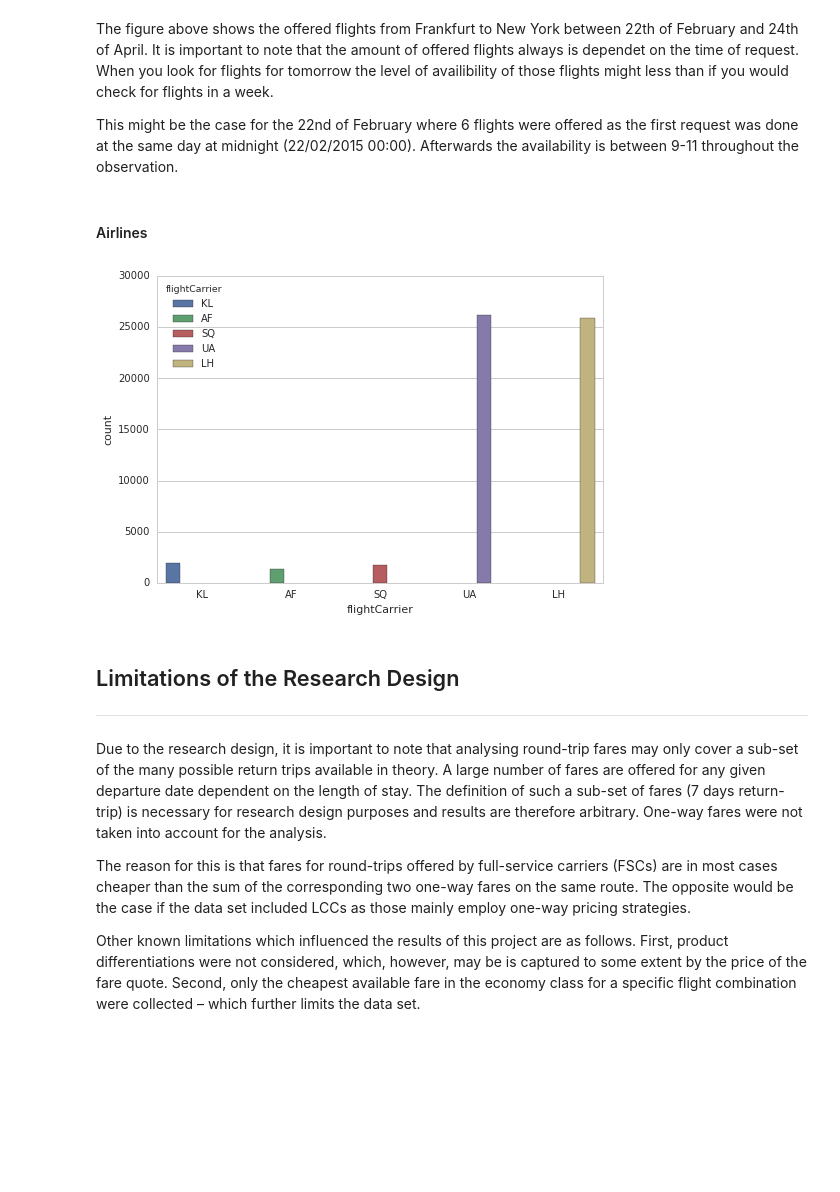
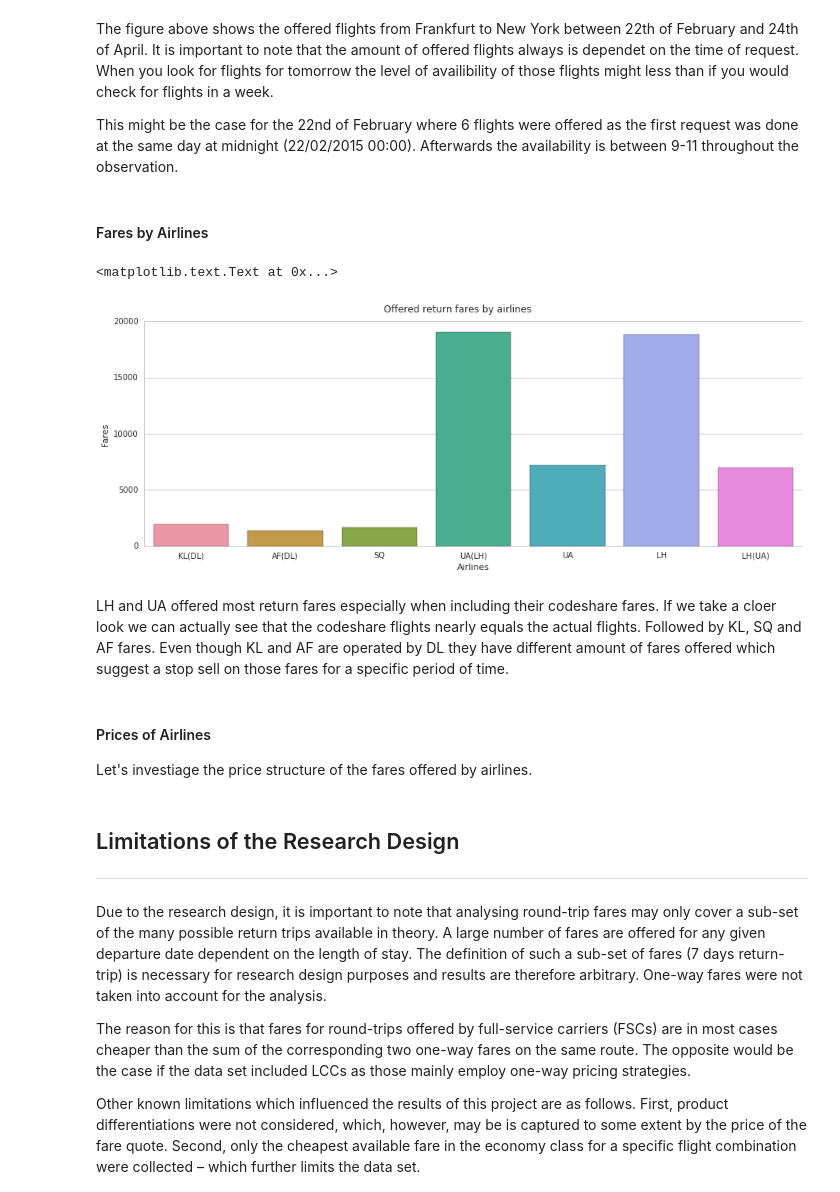
Before and after one commit to JulianMBr/Analysis-airfare-route.FRA-NYC, a Jupyter notebook: # Analysis of airfare data between Frankfurt-New York.ipynb, the cells around one changed output. Cells and saved outputs as stored; diff of their text form; code cells hidden in the pictures; blank space fills up the shorter version.

Commit message:
fares by airlines

```diff
--- a/# Analysis of airfare data between Frankfurt-New York.ipynb
+++ b/# Analysis of airfare data between Frankfurt-New York.ipynb
@@ -213,23 +224,30 @@ The figure above shows the offered flights from Frankfurt to New York between 22
 
 This might be the case for the 22nd of February where 6 flights were offered as the first request was done at the same day at midnight (22/02/2015 00:00). Afterwards the availability is between 9-11 throughout the observation.
 # %% [markdown]
-#### Airlines
+#### Fares by Airlines
-# %%
-# libraries and settings
-%matplotlib inline
-import matplotlib as mpl
-import matplotlib.pyplot as plt
-import seaborn as sns
-sns.set(style="whitegrid", color_codes=True)
-
-## graph
-flights = airfare.query('marriedSegmentGroup == 0').reset_index(drop=True)
-sns.countplot(x="flightCarrier", hue="flightCarrier", data=flights)
-sns.mpl.rc("figure", figsize=(18,2))
-sns.plt.title('Offered flights from Frankfurt to New York per day (2015)')
-sns.countplot(x="flightCarrier", hue="flightCarrier", data=flights)
-# %% [output]
-[figure, removed]
+# %%
+## get individual flights (just use the first segment of every trip)
+flights = airfare.query('marriedSegmentGroup == 0').reset_index(drop=True)
+
+# combine flightCarrier and rename operatingDisclosure
+flights['operatingDisclosure'] = flights.operatingDisclosure.replace("OPERATED BY ", "", regex=True)
+flights['operatingDisclosure'] = flights.operatingDisclosure.replace("DELTA", "(DL)", regex=True)
+flights['operatingDisclosure'] = flights.operatingDisclosure.replace("LUFTHANSA", "(LH)", regex=True)
+flights['operatingDisclosure'] = flights.operatingDisclosure.replace("UNITED", "(UA)", regex=True)
+flights['operator'] = flights.flightCarrier.str.cat(flights.operatingDisclosure, na_rep='')
+
+# print plot and set title
+g = sns.factorplot(x="operator", kind="count", size=5, aspect=2.5, data=flights).set_axis_labels("Airlines", "Fares")
+plt.subplots_adjust(top=0.92)
+g.fig.suptitle('Offered return fares by airlines')
+# %% [output]
+<matplotlib.text.Text at 0x...>
+[figure, added]
+# %% [markdown]
+LH and UA offered most return fares especially when including their codeshare fares. If we take a cloer look we can actually see that the codeshare flights nearly equals the actual flights. Followed by KL, SQ and AF fares. Even though KL and AF are operated by DL they have different amount of fares offered which suggest a stop sell on those fares for a specific period of time.
+# %% [markdown]
+#### Prices of Airlines
+Let's investiage the price structure of the fares offered by airlines.
 # %% [markdown]
 ## Limitations of the Research Design
 ------
```
Also changed, not shown: parts of 4 cells of this notebook, 1 other file.
